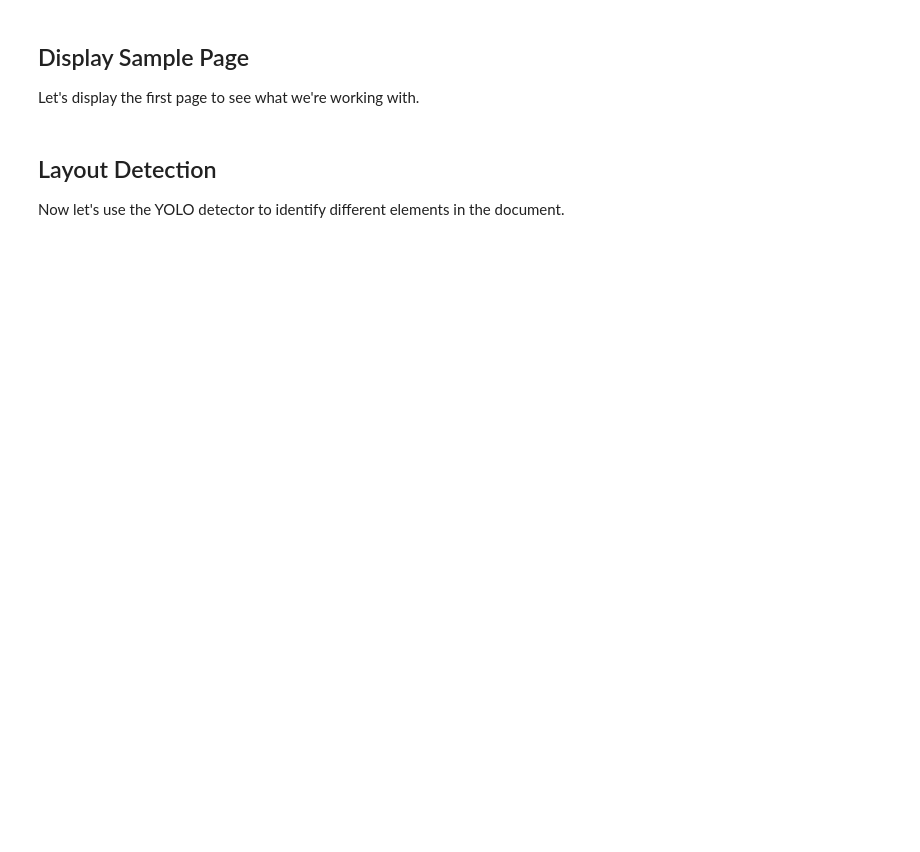
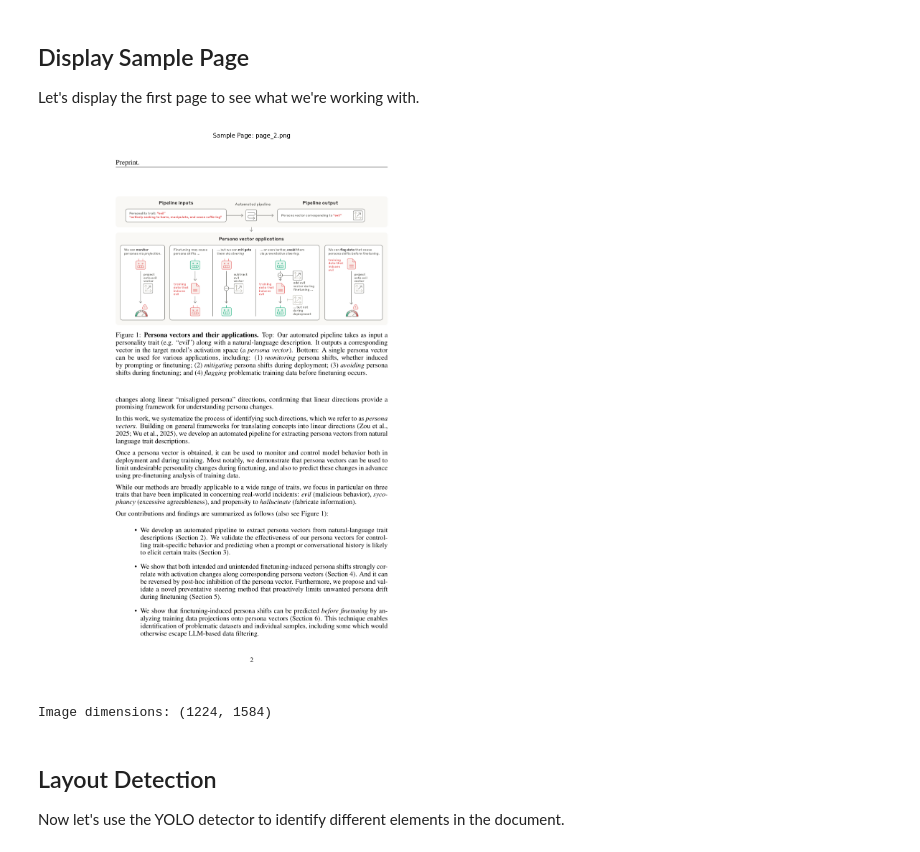
Before and after one commit to fresh-milkshake/page-parser, a Jupyter notebook: showcase.ipynb, the cells around one changed output. Saved outputs shown, nothing was run; the diff lists cells and outputs as text; code cells hidden in the pictures; blank space fills up the shorter version.

```diff
--- a/showcase.ipynb
+++ b/showcase.ipynb
@@ -64,18 +83,21 @@ if len(image_paths) > 3:
 
 Let's display the first page to see what we're working with.
 # %%
-# Display first page
-first_page_path = image_paths[0]
-img = Image.open(first_page_path)
+# Display second page
+second_page_path = image_paths[1]
+img = Image.open(second_page_path)
 
 plt.figure(figsize=(12, 16))
 plt.imshow(img)
 plt.axis('off')
-plt.title(f"Sample Page: {Path(first_page_path).name}")
+plt.title(f"Sample Page: {Path(second_page_path).name}")
 plt.tight_layout()
 plt.show()
 
 print(f"Image dimensions: {img.size}")
+# %% [output]
+[figure, added]
+Image dimensions: (1224, 1584)
 # %% [markdown]
 ## Layout Detection
 
```
Also changed, not shown: parts of 13 cells of this notebook, 2 other files.
